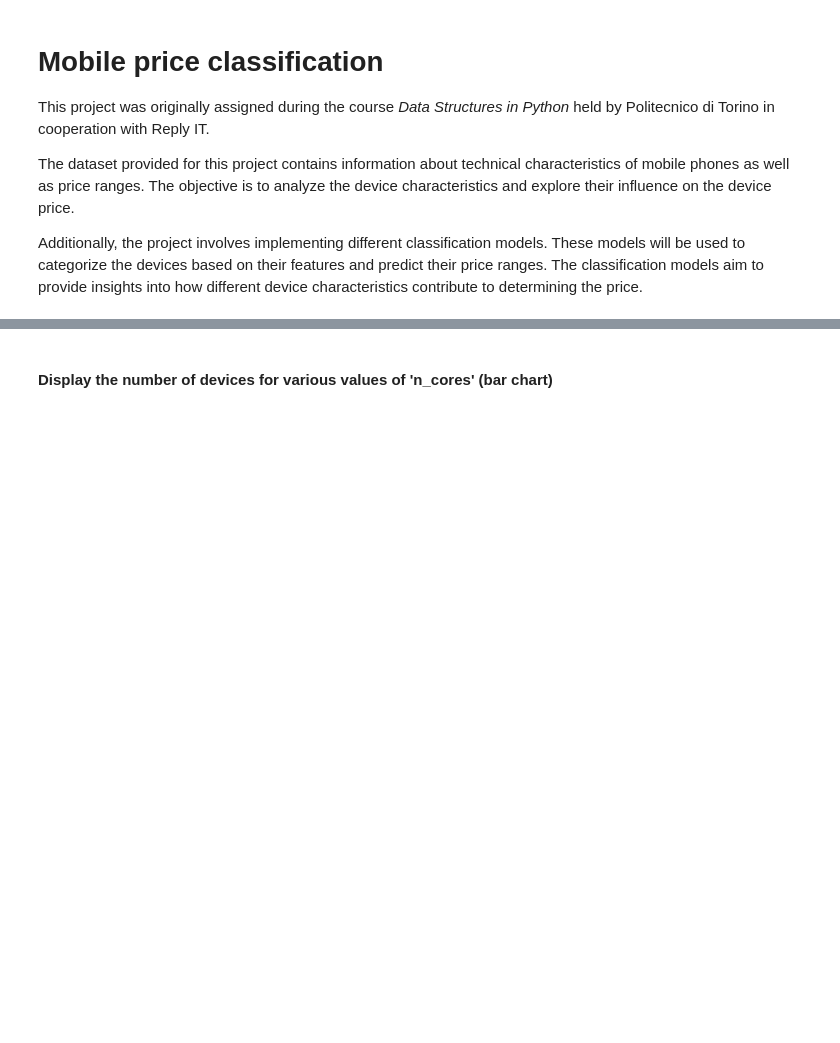
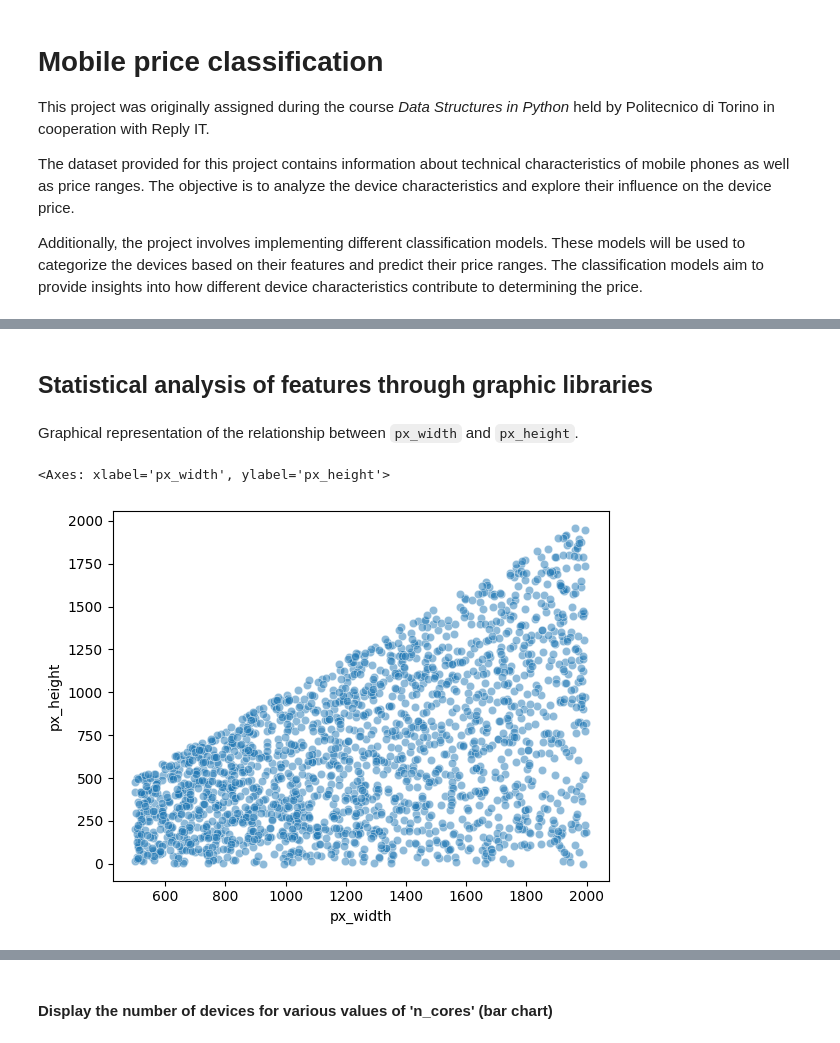
Before and after one commit to FabioNicotra/FabiosPortfolio, a Jupyter notebook: 02/temp_name.ipynb, the cells around one changed output, grey strips where cells are left out. Drawn from its saved outputs; the diff is of its cells as text; code cells hidden in the pictures; blank space fills up the shorter version.

```diff
--- a/02/temp_name.ipynb
+++ b/02/temp_name.ipynb
@@ -209,0 +152,9 @@ plt.ylabel('fc');
+# %% [markdown]
+## Statistical analysis of features through graphic libraries
+# %% [markdown]
+Graphical representation of the relationship between `px_width` and `px_height`.
+# %%
+sns.scatterplot(data=train_df,x='px_width',y='px_height',alpha=0.5)
+# %% [output]
+<Axes: xlabel='px_width', ylabel='px_height'>
+[figure, added]
```
Also changed, not shown: parts of 65 cells of this notebook.
